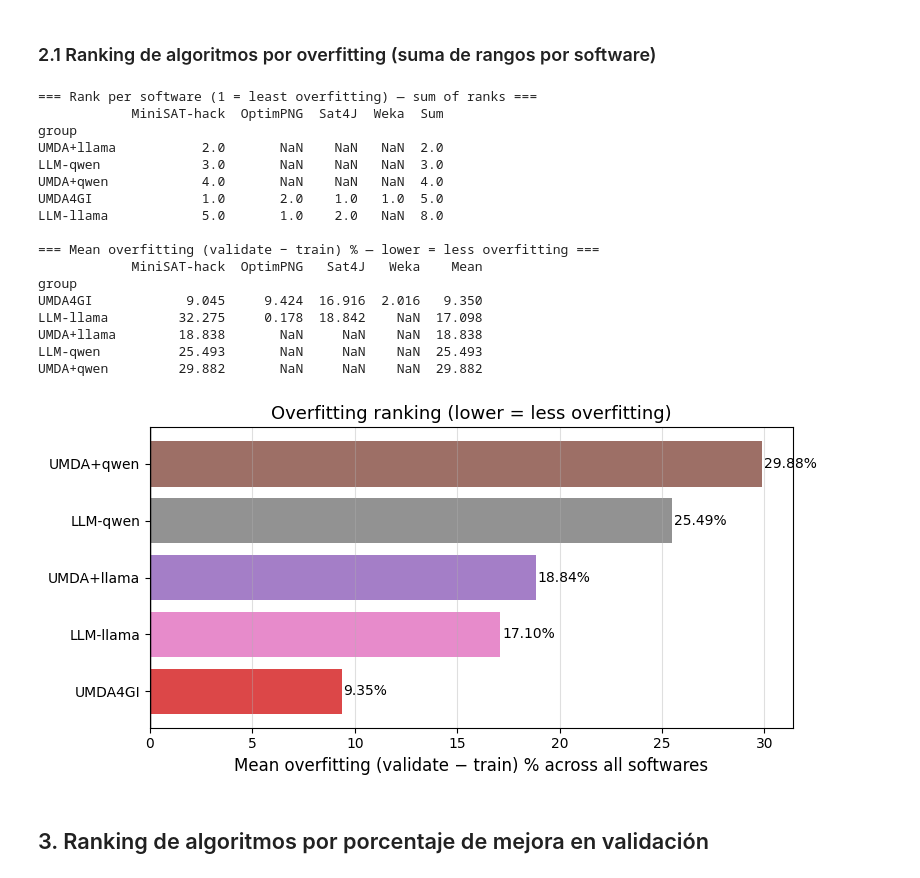
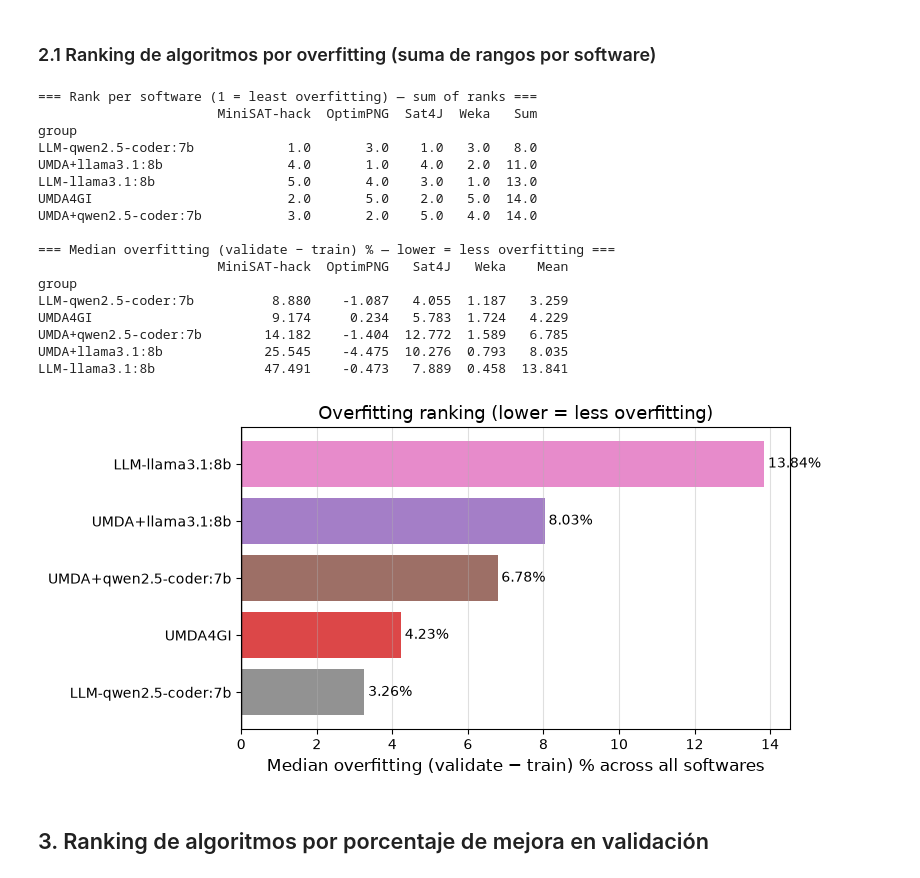
Before and after one commit to paberlo/magpie, a Jupyter notebook: experiments/results_UCL/RQ4.ipynb, the cells around one changed output. Drawn from its saved outputs; the diff is of its cells as text; code cells hidden in the pictures.

```diff
--- a/experiments/results_UCL/RQ4.ipynb
+++ b/experiments/results_UCL/RQ4.ipynb
@@ -80,13 +89,12 @@ LLM-qwen       25
 # %%
-# Use plain mean; allow < 5 folds for the known pngOptim/UMDA4GI/750 case (4 folds after outlier removal)
 group_cols = ['software', 'group', 'max_evals']
 
 agg = (
     df.groupby(group_cols, as_index=False)
       .agg(
-          change_perc_validate=('change_perc_validate', 'mean'),
-          change_perc_train   =('change_perc_train',    'mean'),
-          overfit             =('overfit',              'mean'),
+          change_perc_validate=('change_perc_validate', 'median'),
+          change_perc_train   =('change_perc_train',    'median'),
+          overfit             =('overfit',              'median'),
           cpv_std             =('change_perc_validate', 'std'),
           n_folds             =('fold',                 'count'),
       )
@@ -96,7 +104,7 @@ agg = agg.sort_values(['software', 'group', 'max_evals'])
 
 incomplete = agg[agg['n_folds'] < 5]
 if not incomplete.empty:
-    print('WARNING — cells with < 5 folds (outlier removed):')
+    print('WARNING — cells with < 5 folds:')
     print(incomplete[['software','group','max_evals','n_folds','change_perc_validate']].to_string(index=False))
 print(f'\nAggregated rows: {len(agg)}')
 # %% [output]
@@ -172,10 +176,8 @@ plt.show()
 # %% [markdown]
 ### 2.1 Ranking de algoritmos por overfitting (suma de rangos por software)
 # %%
-# Mean overfit per group x software (averaged across budgets)
 ov_per_sw = agg.groupby(['software', 'group'], as_index=False)['overfit'].mean()
 
-# Rank within each software (1 = least overfitting = closest to 0 from above, i.e. lowest mean overfit)
 ov_per_sw['rank'] = ov_per_sw.groupby('software')['overfit'].rank(method='min')
 
 rank_ov = ov_per_sw.pivot(index='group', columns='software', values='rank').reindex(GROUP_ORDER)
@@ -185,50 +187,49 @@ rank_ov = rank_ov.sort_values('Sum')
 print('=== Rank per software (1 = least overfitting) — sum of ranks ===')
 print(rank_ov.to_string())
 print()
 
 vals_ov = ov_per_sw.pivot(index='group', columns='software', values='overfit').reindex(GROUP_ORDER)
 vals_ov.columns = [software_display_map.get(c, c) for c in vals_ov.columns]
 vals_ov['Mean'] = vals_ov.mean(axis=1)
 vals_ov = vals_ov.sort_values('Mean')
-print('=== Mean overfitting (validate − train) % — lower = less overfitting ===')
+print('=== Median overfitting (validate − train) % — lower = less overfitting ===')
 print(vals_ov.round(3).to_string())
 print()
 
-# Bar chart
 fig, ax = plt.subplots(figsize=(8, 4))
 groups_sorted = vals_ov.index.tolist()
 means_ov = vals_ov['Mean'].values
 bars = ax.barh(groups_sorted, means_ov,
                color=[color_map[g] for g in groups_sorted], alpha=0.85)
 ax.axvline(0, color='k', linewidth=1)
-ax.set_xlabel('Mean overfitting (validate − train) % across all softwares', fontsize=12)
+ax.set_xlabel('Median overfitting (validate − train) % across all softwares', fontsize=12)
 ax.set_title('Overfitting ranking (lower = less overfitting)', fontsize=13)
 for bar, val in zip(bars, means_ov):
     ax.text(val + 0.1, bar.get_y() + bar.get_height()/2,
             f'{val:.2f}%', va='center', ha='left', fontsize=10)
 ax.grid(axis='x', alpha=0.4)
 plt.tight_layout()
 plt.savefig('plots/RQ4_overfit_ranking.svg', format='svg', bbox_inches='tight')
 plt.show()
 # %% [output]
 === Rank per software (1 = least overfitting) — sum of ranks ===
-            MiniSAT-hack  OptimPNG  Sat4J  Weka  Sum
+                       MiniSAT-hack  OptimPNG  Sat4J  Weka   Sum
 group
-UMDA+llama           2.0       NaN    NaN   NaN  2.0
-LLM-qwen             3.0       NaN    NaN   NaN  3.0
-UMDA+qwen            4.0       NaN    NaN   NaN  4.0
-UMDA4GI              1.0       2.0    1.0   1.0  5.0
-LLM-llama            5.0       1.0    2.0   NaN  8.0
+LLM-qwen2.5-coder:7b            1.0       3.0    1.0   3.0   8.0
+UMDA+llama3.1:8b                4.0       1.0    4.0   2.0  11.0
+LLM-llama3.1:8b                 5.0       4.0    3.0   1.0  13.0
+UMDA4GI                         2.0       5.0    2.0   5.0  14.0
+UMDA+qwen2.5-coder:7b           3.0       2.0    5.0   4.0  14.0
 
-=== Mean overfitting (validate − train) % — lower = less overfitting ===
-            MiniSAT-hack  OptimPNG   Sat4J   Weka    Mean
+=== Median overfitting (validate − train) % — lower = less overfitting ===
+                       MiniSAT-hack  OptimPNG   Sat4J   Weka    Mean
 group
-UMDA4GI            9.045     9.424  16.916  2.016   9.350
-LLM-llama         32.275     0.178  18.842    NaN  17.098
-UMDA+llama        18.838       NaN     NaN    NaN  18.838
-LLM-qwen          25.493       NaN     NaN    NaN  25.493
-UMDA+qwen         29.882       NaN     NaN    NaN  29.882
+LLM-qwen2.5-coder:7b          8.880    -1.087   4.055  1.187   3.259
+UMDA4GI                       9.174     0.234   5.783  1.724   4.229
+UMDA+qwen2.5-coder:7b        14.182    -1.404  12.772  1.589   6.785
+UMDA+llama3.1:8b             25.545    -4.475  10.276  0.793   8.035
+LLM-llama3.1:8b              47.491    -0.473   7.889  0.458  13.841
-[figure, old version]
+[figure, new version]
 # %% [markdown]
 ## 3. Ranking de algoritmos por porcentaje de mejora en validación
 # %%
```
Also changed, not shown: parts of 14 cells of this notebook, 17 other files.
